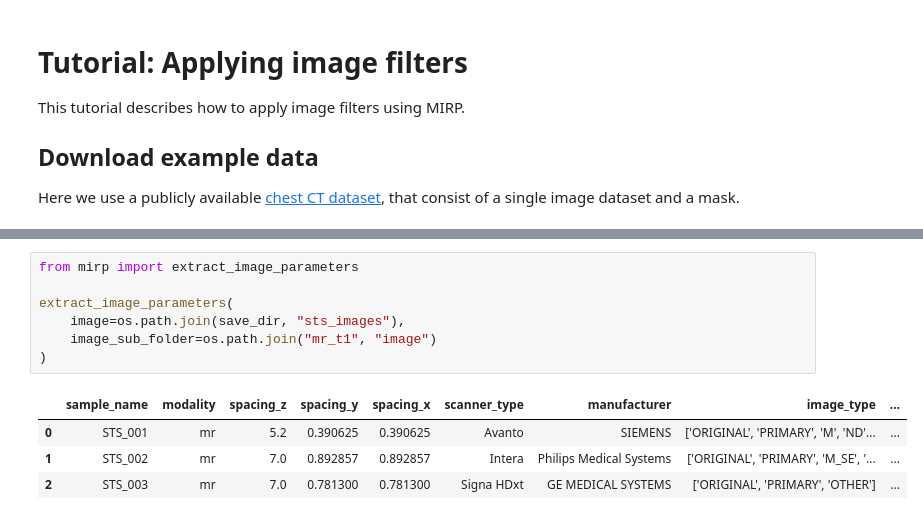
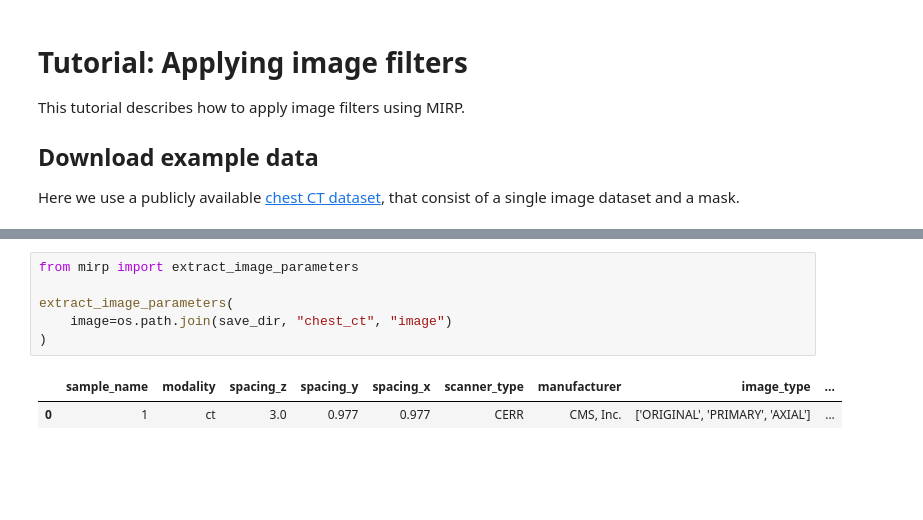
Before and after one commit to oncoray/mirp, a Jupyter notebook: docs_source/source/tutorial_apply_image_filter.ipynb, the cells around one changed output, grey strips where cells are left out. Drawn from its saved outputs; the diff is of its cells as text; blank space fills up the shorter version.

```diff
--- a/docs_source/source/tutorial_apply_image_filter.ipynb
+++ b/docs_source/source/tutorial_apply_image_filter.ipynb
@@ -91,12 +83,9 @@ Image metadata are important for understanding the image and how it was acquired
 # %%
 from mirp import extract_image_parameters
 
 extract_image_parameters(
-    image=os.path.join(save_dir, "sts_images"),
-    image_sub_folder=os.path.join("mr_t1", "image")
+    image=os.path.join(save_dir, "chest_ct", "image")
 )
 # %% [output]
 |  | sample_name | modality | spacing_z | spacing_y | spacing_x | scanner_type | manufacturer | image_type | ... |
-| 0 | STS_001 | mr | 5.2 | 0.390625 | 0.390625 | Avanto | SIEMENS | ['ORIGINAL', 'PRIMARY', 'M', 'ND'... | ... |
-| 1 | STS_002 | mr | 7.0 | 0.892857 | 0.892857 | Intera | Philips Medical Systems | ['ORIGINAL', 'PRIMARY', 'M_SE', '... | ... |
-| 2 | STS_003 | mr | 7.0 | 0.781300 | 0.781300 | Signa HDxt | GE MEDICAL SYSTEMS | ['ORIGINAL', 'PRIMARY', 'OTHER'] | ... |
+| 0 | 1 | ct | 3.0 | 0.977 | 0.977 | CERR | CMS, Inc. | ['ORIGINAL', 'PRIMARY', 'AXIAL'] | ... |
```
Also changed, not shown: parts of 29 cells of this notebook, 2 other files.
